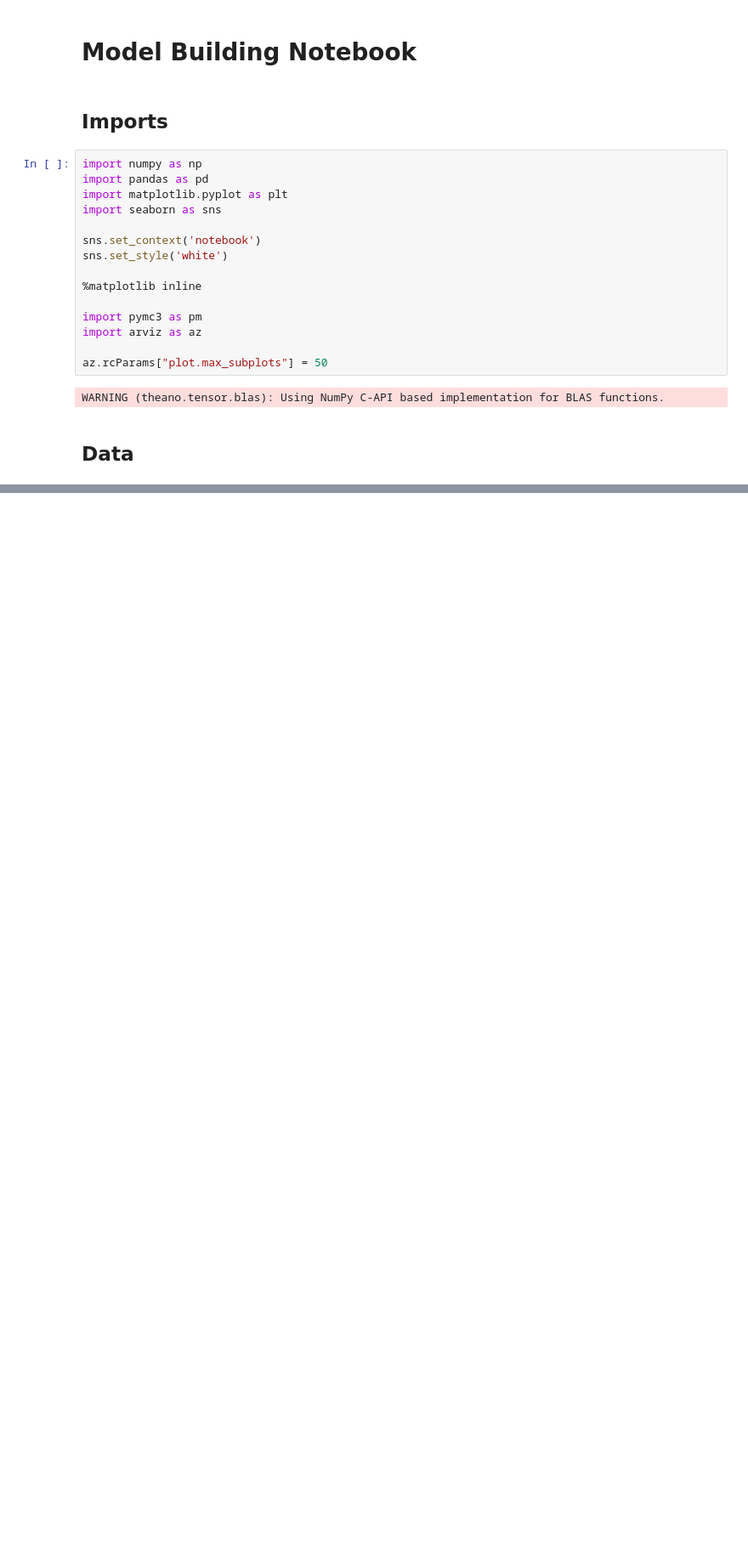
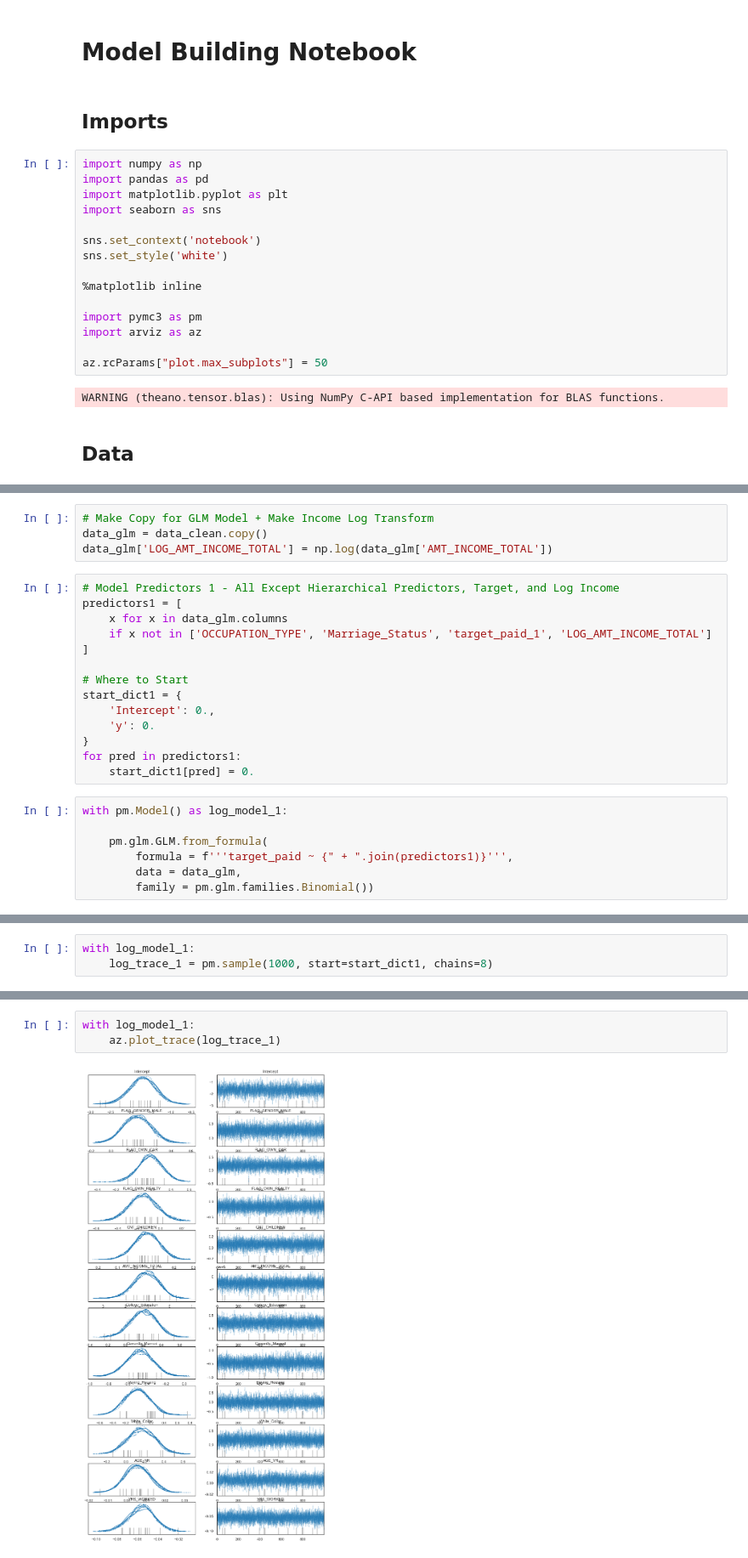
Before and after one commit to LaurenBassett/CreditCardApprovalModel, a Jupyter notebook: LogRegHierModel.ipynb, the cells around one changed output, grey strips where cells are left out. Shown at 85% size. Drawn from its saved outputs; the diff is of its cells as text; blank space fills up the shorter version.

Commit message:
Commiting After GLM Model Builds

```diff
--- a/LogRegHierModel.ipynb
+++ b/LogRegHierModel.ipynb
@@ -90,0 +97,25 @@ target_paid = data['target_paid'].values
+# %%
+# Make Copy for GLM Model + Make Income Log Transform
+data_glm = data_clean.copy()
+data_glm['LOG_AMT_INCOME_TOTAL'] = np.log(data_glm['AMT_INCOME_TOTAL'])
+# %%
+# Model Predictors 1 - All Except Hierarchical Predictors, Target, and Log Income
+predictors1 = [
+    x for x in data_glm.columns
+    if x not in ['OCCUPATION_TYPE', 'Marriage_Status', 'target_paid_1', 'LOG_AMT_INCOME_TOTAL']
+]
+
+# Where to Start
+start_dict1 = {
+    'Intercept': 0.,
+    'y': 0.
+}
+for pred in predictors1:
+    start_dict1[pred] = 0.
+# %%
+with pm.Model() as log_model_1:
+
+    pm.glm.GLM.from_formula(
+        formula = f'''target_paid ~ {" + ".join(predictors1)}''',
+        data = data_glm,
+        family = pm.glm.families.Binomial())
@@ -90,0 +129,3 @@ target_paid = data['target_paid'].values
+# %%
+with log_model_1:
+    log_trace_1 = pm.sample(1000, start=start_dict1, chains=8)
@@ -90,0 +143,5 @@ target_paid = data['target_paid'].values
+# %%
+with log_model_1:
+    az.plot_trace(log_trace_1)
+# %% [output]
+[figure, added]
```
Also changed, not shown: parts of 29 cells of this notebook.
